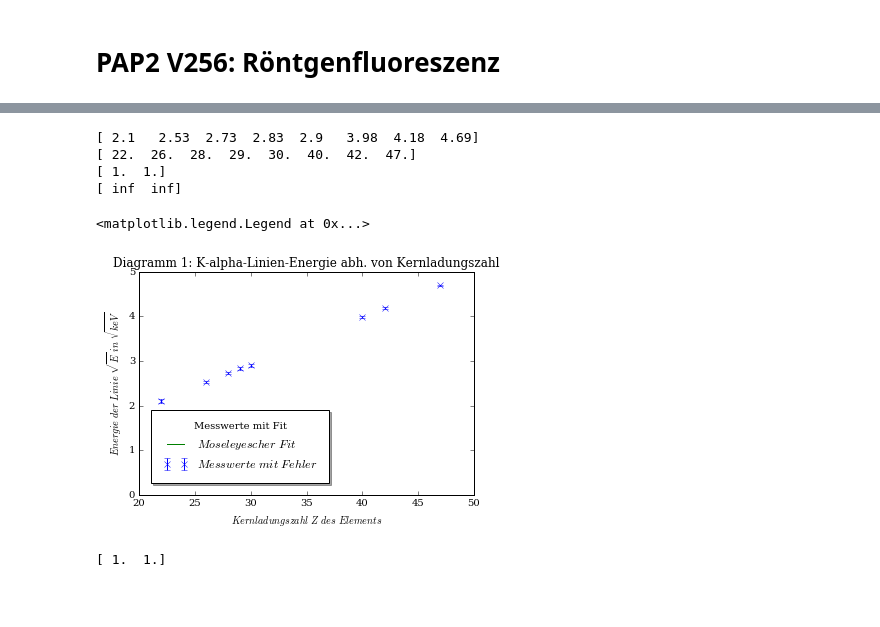
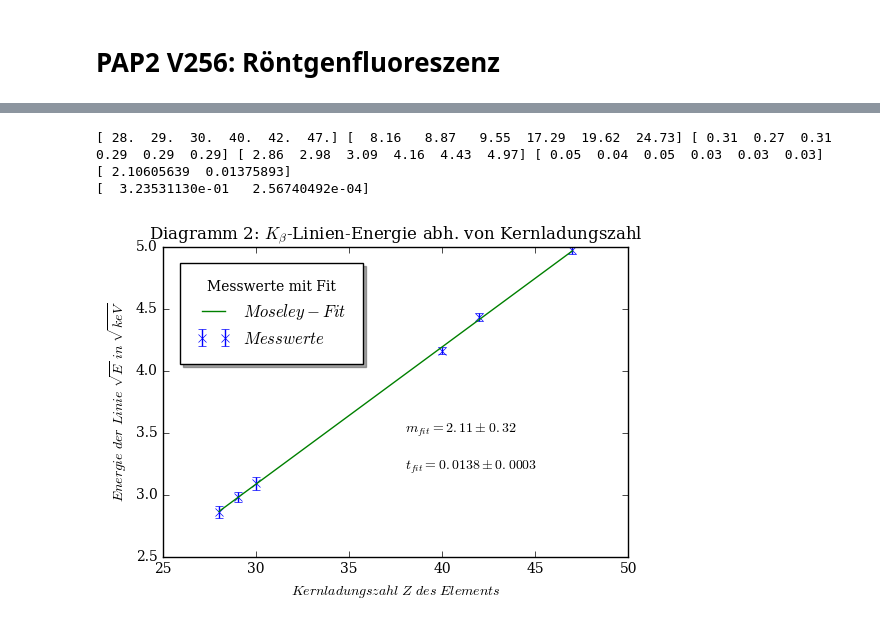
Before and after one commit to woskar/pap2-lab-training, a Jupyter notebook: v256/v256_fluoreszenz.ipynb, the cells around one changed output, grey strips where cells are left out. Cells and saved outputs as stored; diff of their text form; code cells hidden in the pictures; blank space fills up the shorter version.

Commit message:
plots now available

```diff
--- a/v256/v256_fluoreszenz.ipynb
+++ b/v256/v256_fluoreszenz.ipynb
@@ -18,54 +70,50 @@ passenden Hauptquantenzahlen wa ̈hlen. ER und σ12 sind freie Fitparameter. Ver
 # %%
-#Aufgabe 1: Auswertung k_alpha-Strahlung:
+#Aufgabe 2: Auswertung k_beta-Strahlung:
 
 #Import der Module
 %matplotlib inline
 import matplotlib.pyplot as plt
 import numpy as np
 from scipy.optimize import curve_fit
 
 #Einlesen der Daten in folgender Reihenfolge:
-Z, Ea, sEa, sqEa, dsqEa = np.loadtxt('tab1_p.txt', skiprows=3, usecols=(1,2,3,4,5), unpack=True)
+Z, Eb, sEb, sqEb, dsqEb = np.loadtxt('tab1.txt', skiprows=5, usecols=(1,6,7,8,9), unpack=True)
 #Kernladungszahl Z
-#Energie der K_alpha-Strahlung Ea
-#Peakbreite der Ka Strahlung sEa
-#Wurzel aus Ea: sqEa
-#Fehler der Wurzel: dsqEa
+#Energie der K_beta-Strahlung Eb
+#Peakbreite der Kb Strahlung sEb
+#Wurzel aus Eb: sqEb
+#Fehler der Wurzel: dsqEb
 
-print sqEa
-print Z
+print (Z, Eb, sEb, sqEb, dsqEb)
+
 
 #Fitfunktion: Moseleyesches Gesetz (wie in Einleitung vereinfacht)
-def fit_func(x, sigma, E):
-    return np.sqrt(E)*(x - sigma)*np.sqrt(3/4)
+def moseley2(z, sigma, E):
+    return np.sqrt(E)*(z - sigma)*np.sqrt(8/9)
 
-popt, pcov = curve_fit(fit_func, Z, sqEa)
+#Fit durchführen
+popt, pcov = curve_fit(moseley2, Z, sqEb, p0=[0.1, 1.7], maxfev=5000)
 
 print(popt)
 perr = np.sqrt(np.diag(pcov))
 print(perr)
 
-plt.errorbar(Z, sqEa, yerr=dsqEa, linestyle='None', marker='x', label='$Messwerte\ mit\ Fehler$')
-plt.plot(Z, fit_func(Z, *popt), label='$Moseleyescher\ Fit$')
+plt.errorbar(Z, sqEb, yerr=dsqEb, linestyle='None', marker='x', label='$Messwerte$')
+plt.plot(Z, moseley2(Z, *popt), label='$Moseley-Fit$')
 plt.xlabel('$Kernladungszahl\ Z\ des\ Elements$')
 plt.ylabel('$Energie\ der\ Linie\ \sqrt{E} \ in\ \sqrt{keV}$')
-plt.title('Diagramm 1: K-alpha-Linien-Energie abh. von Kernladungszahl')
+plt.title('Diagramm 2: $K_{\\beta}$-Linien-Energie abh. von Kernladungszahl')
 plt.legend(loc='best')
+#plt.axis((20, 50, 2, 5))
 plt.rcParams["figure.figsize"][0] = 8
 plt.rcParams["figure.figsize"][1] = 5
-plt.rcParams["font.family"]='serif'
-plt.legend(title='Messwerte mit Fit', borderpad=1, borderaxespad=1, loc='best', shadow='true')
-#plt.text(0.2, 9, u'$1\sigma-$ Untergrund', fontsize=10)
-#plt.text(0.2, 3.5, u'$1\sigma-$Nulleffekt', fontsize=10)
-#plt.savefig('v256_1.pdf',format='pdf')
+plt.legend(title='Messwerte mit Fit', borderpad=1, borderaxespad=1, loc='upper left', shadow='true')
+plt.text(38, 3.5, u'$m_{fit}=%.2f \pm%.2f$' %(popt[0], perr[0]), fontsize=10)
+plt.text(38, 3.2, u'$t_{fit}=%.4f \pm%.4f$' %(popt[1], perr[1]), fontsize=10)
+
+plt.savefig('v256_2.pdf',format='pdf')
 # %% [output]
-[ 2.1   2.53  2.73  2.83  2.9   3.98  4.18  4.69]
-[ 22.  26.  28.  29.  30.  40.  42.  47.]
-[ 1.  1.]
-[ inf  inf]
+[ 28.  29.  30.  40.  42.  47.] [  8.16   8.87   9.55  17.29  19.62  24.73] [ 0.31  0.27  0.31  0.29  0.29  0.29] [ 2.86  2.98  3.09  4.16  4.43  4.97] [ 0.05  0.04  0.05  0.03  0.03  0.03]
+[ 2.10605639  0.01375893]
+[  3.23531130e-01   2.56740492e-04]
-<matplotlib.legend.Legend at 0x...>
-[figure, old version]
+[figure, new version]
-# %%
-print popt
-# %% [output]
-[ 1.  1.]
```
Also changed, not shown: parts of 4 cells of this notebook, 5 other files.
